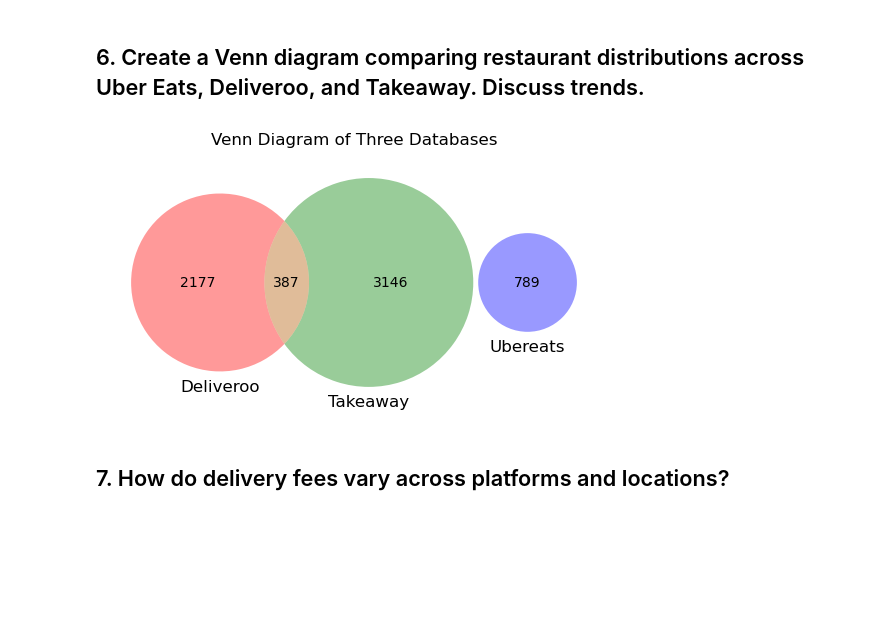
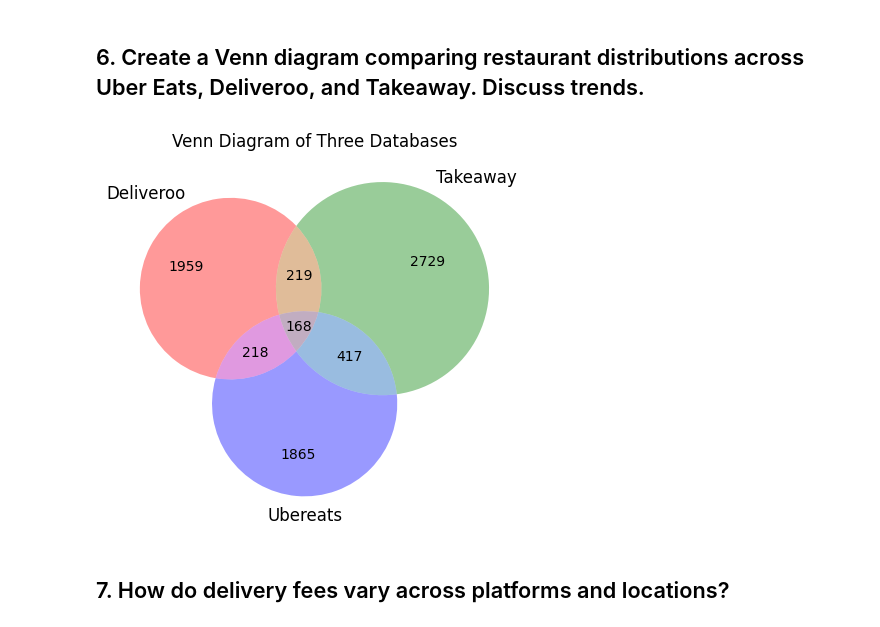
Before and after one commit to edoardolai/delivery_market_analysis, a Jupyter notebook: analysis.ipynb, the cells around one changed output. Drawn from its saved outputs; the diff is of its cells as text; code cells hidden in the pictures; blank space fills up the shorter version.

```diff
--- a/analysis.ipynb
+++ b/analysis.ipynb
@@ -139,43 +139,41 @@ ids1 = set(row[0] for row in cur1.fetchall())
 cur2.execute("SELECT DISTINCT name FROM restaurants")
 ids2 = set(row[0] for row in cur2.fetchall())
 cur3.execute("""
-SELECT DISTINCT loc.name
+SELECT DISTINCT r.title
 FROM restaurants r
-JOIN locations_to_restaurants ltr ON ltr.restaurant_id = r.id
-JOIN locations loc ON loc.id = ltr.location_id
 """)
 ids3 = set(row[0] for row in cur3.fetchall())
 
 # Unique to each database
 only_in_1 = ids1 - ids2 - ids3
 only_in_2 = ids2 - ids1 - ids3
 only_in_3 = ids3 - ids1 - ids2
 # Pairwise overlaps
 in_1_and_2 = (ids1 & ids2) - ids3
 in_1_and_3 = (ids1 & ids3) - ids2
 in_2_and_3 = (ids2 & ids3) - ids1
 # Overlap in all three
 in_all = ids1 & ids2 & ids3
 
 # Sizes for the Venn diagram
 venn = venn3(
     subsets=(
         len(only_in_1),      # Unique to DB1
         len(only_in_2),      # Unique to DB2
         len(in_1_and_2),     # Shared by DB1 and DB2
         len(only_in_3),      # Unique to DB3
         len(in_1_and_3),     # Shared by DB1 and DB3
         len(in_2_and_3),     # Shared by DB2 and DB3
         len(in_all)          # Shared by all three
     ),
     set_labels=("Deliveroo", "Takeaway", "Ubereats")
 )
 
 # Customize the plot
 plt.title("Venn Diagram of Three Databases")
 plt.show()
 # %% [output]
-[figure, old version]
+[figure, new version]
 # %% [markdown]
 ## 7. How do delivery fees vary across platforms and locations?
 # %%
```
Also changed, not shown: parts of 3 cells of this notebook, 1 other file.
